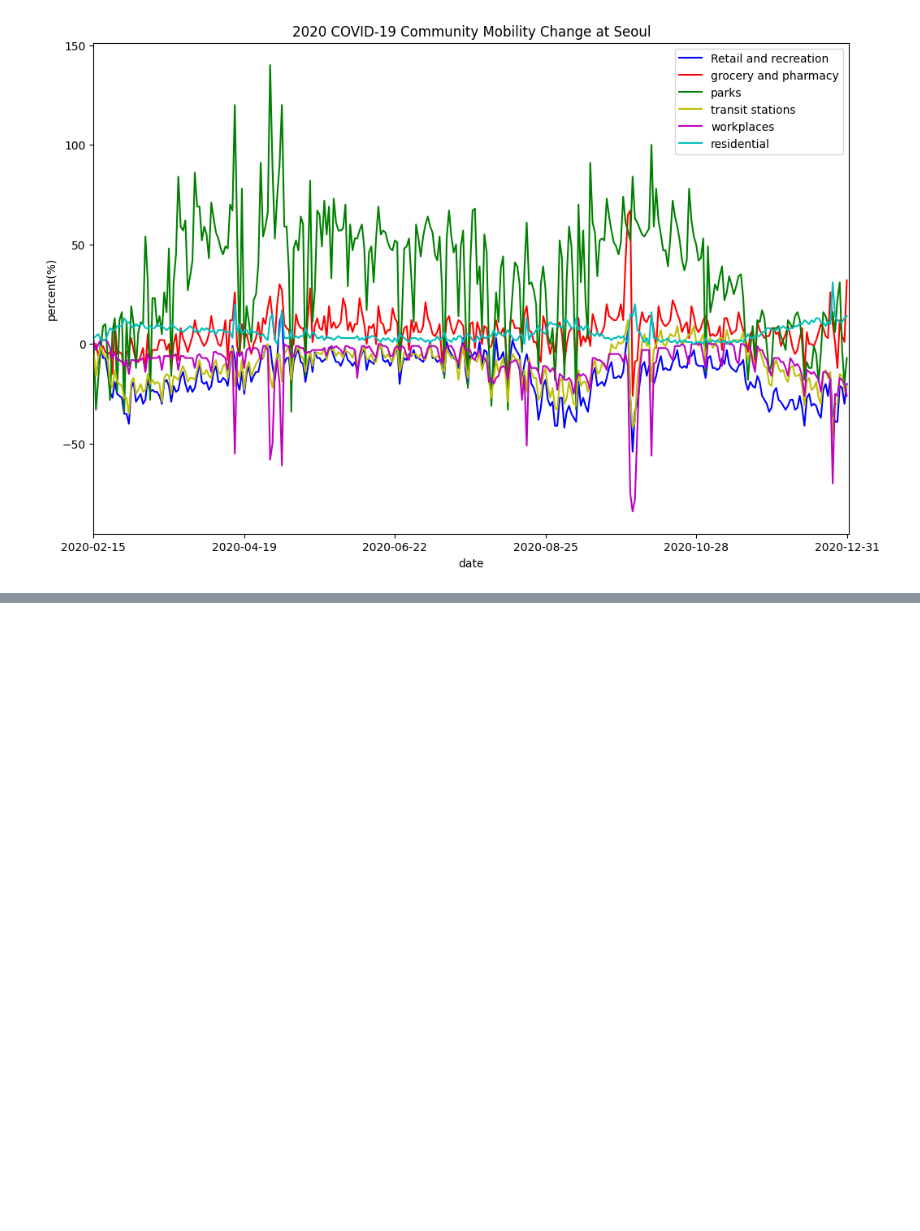
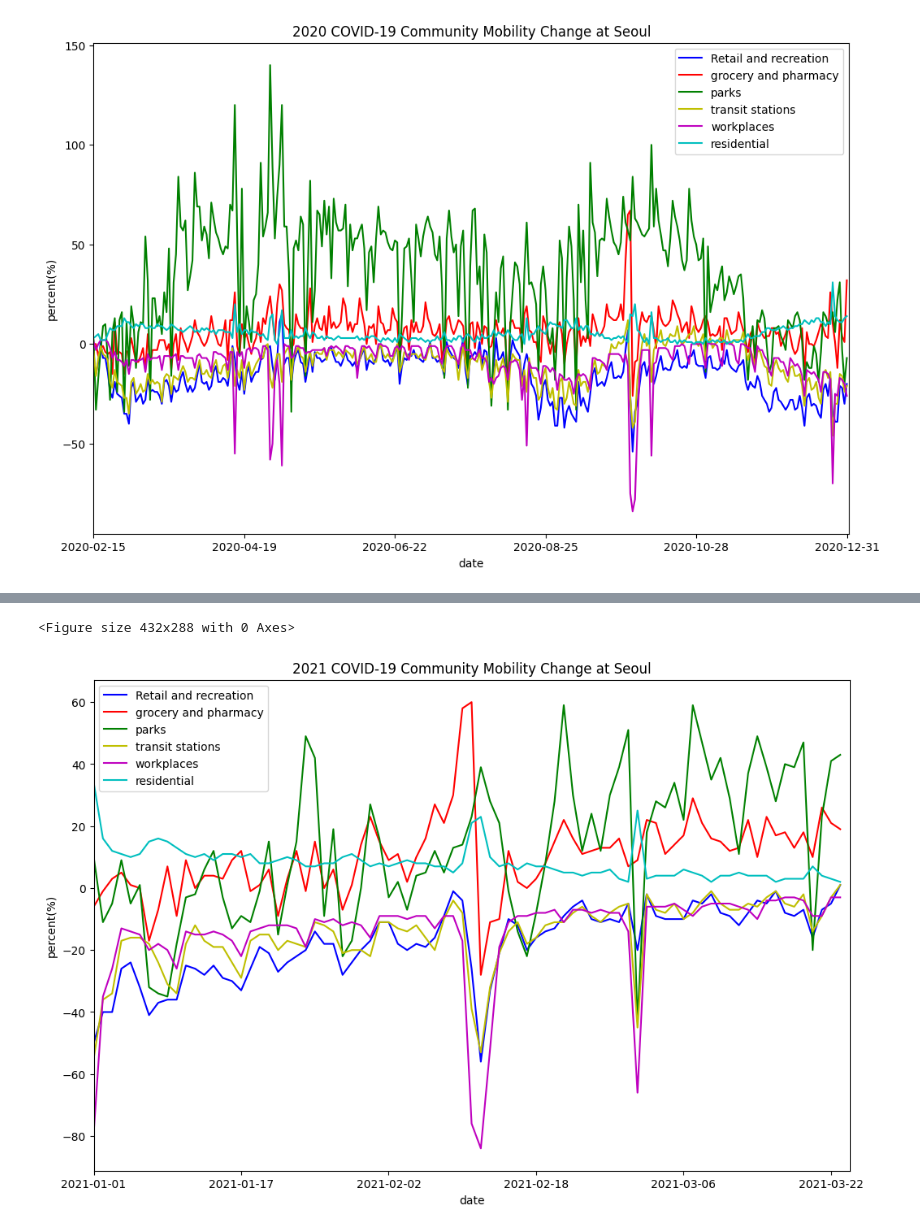
Before and after one commit to solee328/LikeLion_EDA, a Jupyter notebook: COVID19_EDA.ipynb, the cells around one changed output, grey strips where cells are left out. Drawn from its saved outputs; the diff is of its cells as text; code cells hidden in the pictures; blank space fills up the shorter version.

```diff
--- a/COVID19_EDA.ipynb
+++ b/COVID19_EDA.ipynb
@@ -141,0 +135,40 @@ google_2021_df6 = google_2021_df.loc[seoul_start_index:, ['date','residential_pe
+# %%
+# 모든 데이터 legend 처리 후 시각화
+
+fig = plt.figure()
+fig = plt.figure(figsize=(12,8), dpi= 100, facecolor='w', edgecolor='k') # figure 크기 변경
+ax = fig.add_subplot(1,1,1)
+ax.plot(
+    google_2021_df1['date'], google_2021_df1['retail_and_recreation_percent_change_from_baseline'], 'b-'
+       )
+
+ax.plot(
+    google_2021_df2['date'], google_2021_df2['grocery_and_pharmacy_percent_change_from_baseline'], 'r-'
+       )
+
+ax.plot(
+    google_2021_df3['date'], google_2021_df3['parks_percent_change_from_baseline'], 'g-'
+       )
+
+ax.plot(
+    google_2021_df4['date'], google_2021_df4['transit_stations_percent_change_from_baseline'], 'y-'
+       )
+
+ax.plot(
+    google_2021_df5['date'], google_2021_df5['workplaces_percent_change_from_baseline'], 'm'
+       )
+
+ax.plot(
+    google_2021_df6['date'], google_2021_df6['residential_percent_change_from_baseline'], 'c'
+       )
+
+ax.set_title('2021 COVID-19 Community Mobility Change at Seoul')
+ax.set_xlabel('date')
+ax.set_ylabel('percent(%)')
+plt.legend(['Retail and recreation', 'grocery and pharmacy', 'parks', 'transit stations', 'workplaces', 'residential'])
+plt.xlim([0, seoul_start_index])
+plt.xticks(np.arange(0, seoul_start_index, int(seoul_start_index/5)))
+plt.show()
+# %% [output]
+<Figure size 432x288 with 0 Axes>
+[figure, added]
```
Also changed, not shown: parts of 2 cells of this notebook.
